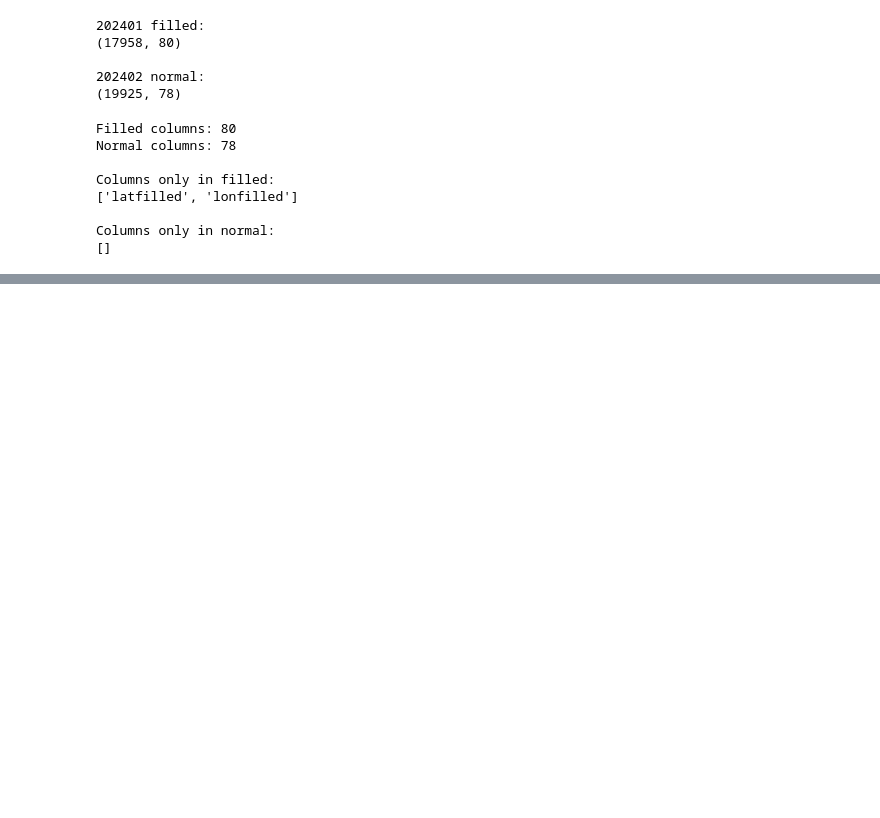
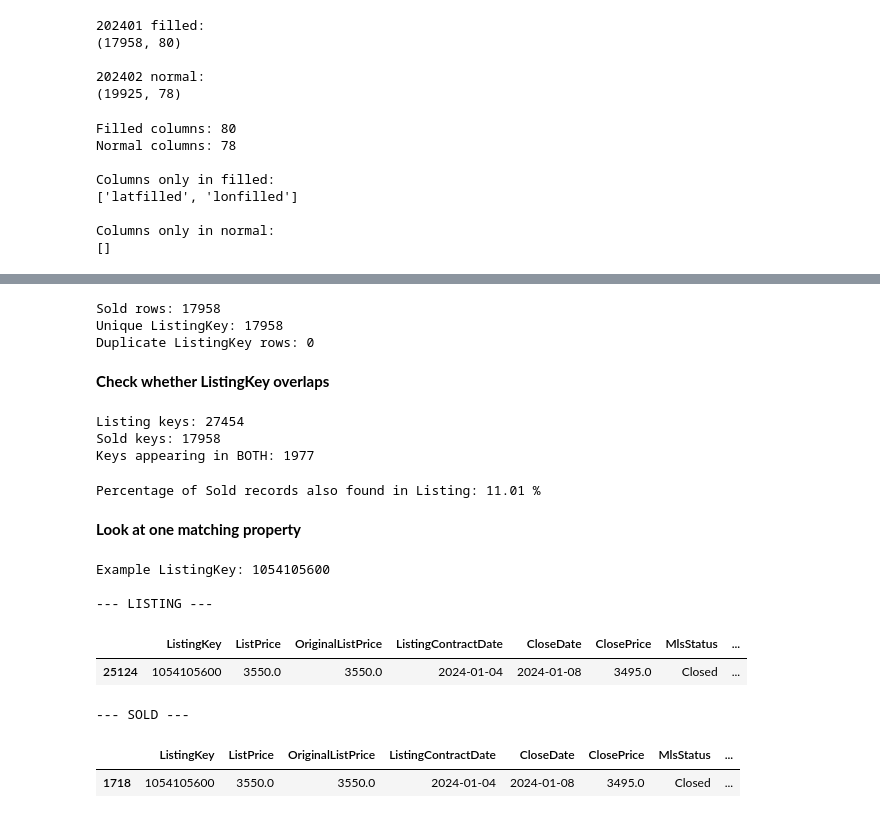
Before and after one commit to henryzhou24/IDX-Exchange-Data-Analyst, a Jupyter notebook: IDX_Exchange_DA.ipynb, the cells around one changed output, grey strips where cells are left out. Saved outputs shown, nothing was run; the diff lists cells and outputs as text; code cells hidden in the pictures; blank space fills up the shorter version.

```diff
--- a/IDX_Exchange_DA.ipynb
+++ b/IDX_Exchange_DA.ipynb
@@ -280,0 +293,75 @@ Columns only in normal:
+# %%
+print("Sold rows:", len(df_sold))
+print("Unique ListingKey:", df_sold["ListingKey"].nunique())
+
+print("Duplicate ListingKey rows:",
+      df_sold["ListingKey"].duplicated().sum())
+# %% [output]
+Sold rows: 17958
+Unique ListingKey: 17958
+Duplicate ListingKey rows: 0
+# %% [markdown]
+**Check whether ListingKey overlaps**
+# %%
+listing_keys = set(df_listing["ListingKey"].dropna())
+sold_keys = set(df_sold["ListingKey"].dropna())
+
+overlap = listing_keys & sold_keys
+
+print("Listing keys:", len(listing_keys))
+print("Sold keys:", len(sold_keys))
+print("Keys appearing in BOTH:", len(overlap))
+# %% [output]
+Listing keys: 27454
+Sold keys: 17958
+Keys appearing in BOTH: 1977
+# %%
+print(
+    "Percentage of Sold records also found in Listing:",
+    round(len(overlap) / len(sold_keys) * 100, 2),
+    "%"
+)
+# %% [output]
+Percentage of Sold records also found in Listing: 11.01 %
+# %% [markdown]
+**Look at one matching property**
+# %%
+if overlap:
+    example_key = next(iter(overlap))
+
+    listing_match = df_listing[
+        df_listing["ListingKey"] == example_key
+    ]
+
+    sold_match = df_sold[
+        df_sold["ListingKey"] == example_key
+    ]
+
+    print("Example ListingKey:", example_key)
+
+    print("\n--- LISTING ---")
+    display(
+        listing_match[
+            ["ListingKey", "ListPrice", "OriginalListPrice",
+             "ListingContractDate", "CloseDate", "ClosePrice",
+             "MlsStatus", "City"]
+        ]
+    )
+
+    print("\n--- SOLD ---")
+    display(
+        sold_match[
+            ["ListingKey", "ListPrice", "OriginalListPrice",
+             "ListingContractDate", "CloseDate", "ClosePrice",
+             "MlsStatus", "City"]
+        ]
+    )
+# %% [output]
+Example ListingKey: 1054105600
+
+--- LISTING ---
+|  | ListingKey | ListPrice | OriginalListPrice | ListingContractDate | CloseDate | ClosePrice | MlsStatus | ... |
+| 25124 | 1054105600 | 3550.0 | 3550.0 | 2024-01-04 | 2024-01-08 | 3495.0 | Closed | ... |
+--- SOLD ---
+|  | ListingKey | ListPrice | OriginalListPrice | ListingContractDate | CloseDate | ClosePrice | MlsStatus | ... |
+| 1718 | 1054105600 | 3550.0 | 3550.0 | 2024-01-04 | 2024-01-08 | 3495.0 | Closed | ... |
```
Also changed, not shown: parts of 2 cells of this notebook.
